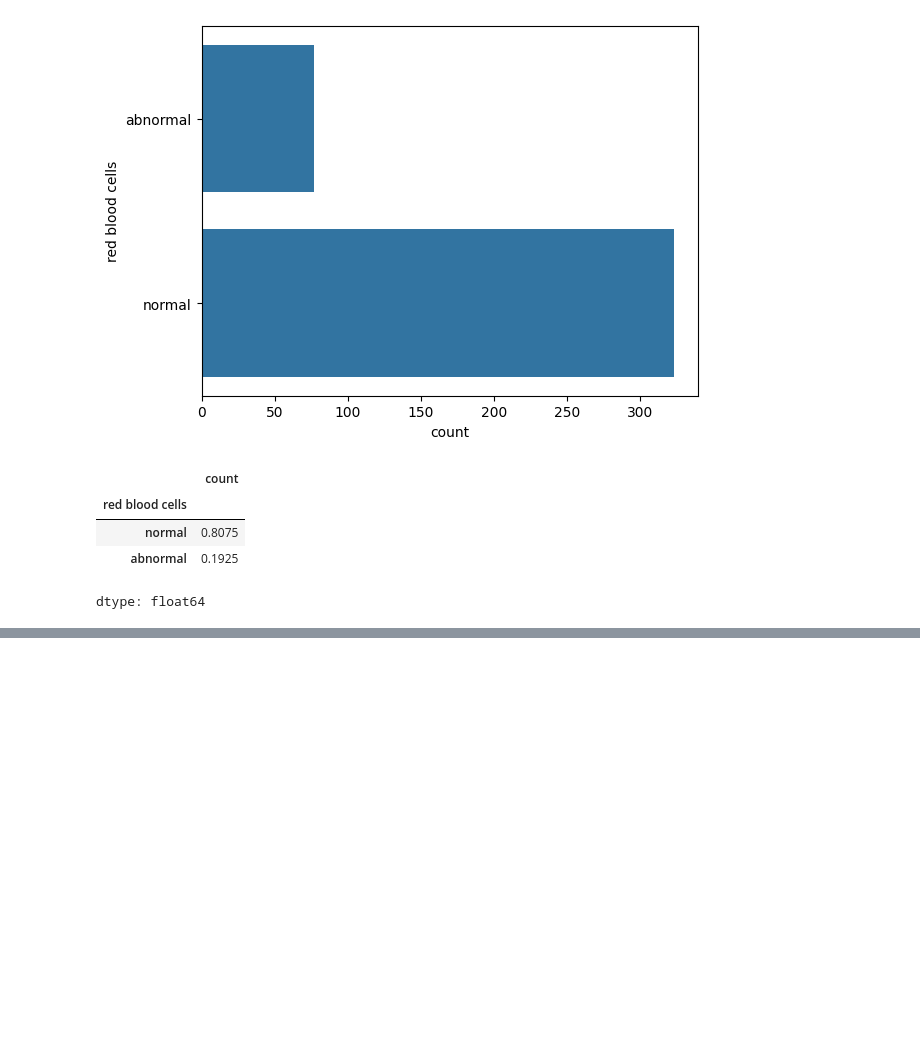
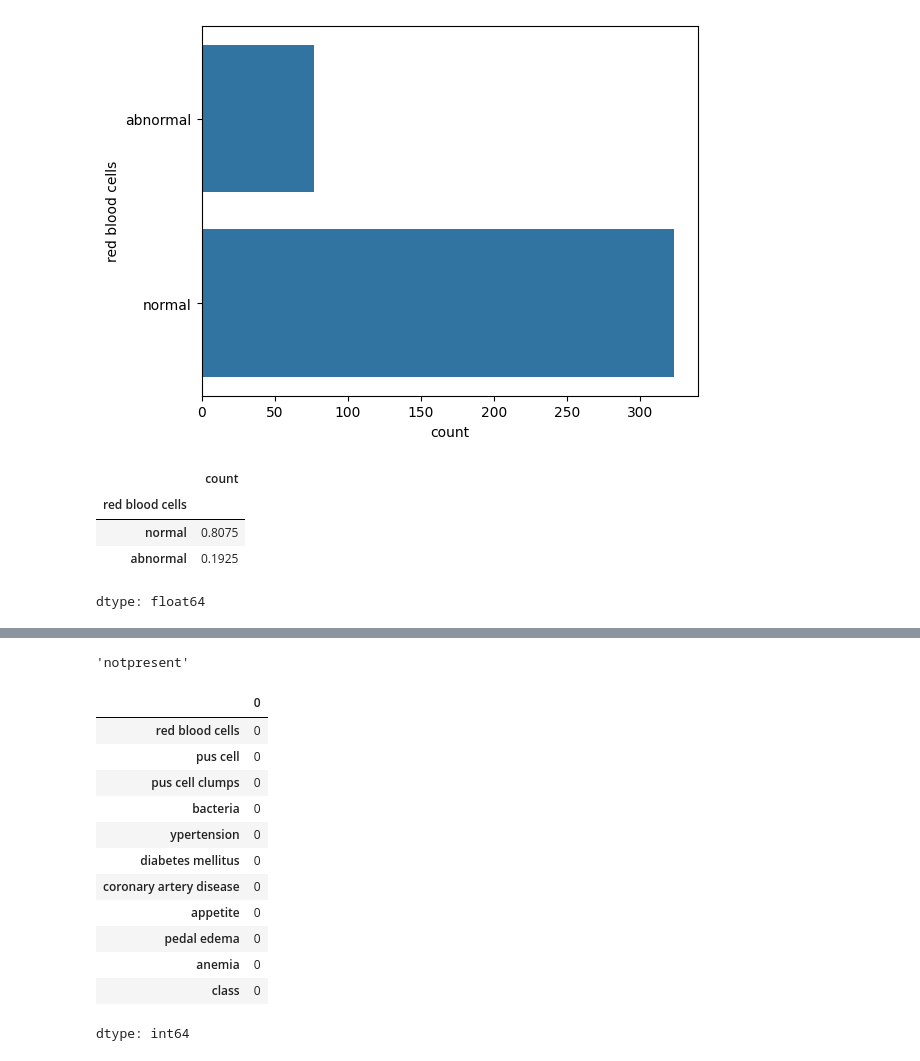
Before and after one commit to Jeevansomavarapu/ML_Project1, a Jupyter notebook: Project1.ipynb, the cells around one changed output, grey strips where cells are left out. Cells and saved outputs as stored; diff of their text form; code cells hidden in the pictures; blank space fills up the shorter version.

```diff
--- a/Project1.ipynb
+++ b/Project1.ipynb
@@ -544,0 +568,5 @@ dtype: float64
+# %%
+mode=data['pus cell clumps'].mode()[0]
+mode
+# %% [output]
+'notpresent'
@@ -544,0 +583,16 @@ dtype: float64
+# %%
+data[cat_col].isnull().sum()
+# %% [output]
+|  | 0 |
+| red blood cells | 0 |
+| pus cell | 0 |
+| pus cell clumps | 0 |
+| bacteria | 0 |
+| ypertension | 0 |
+| diabetes mellitus | 0 |
+| coronary artery disease | 0 |
+| appetite | 0 |
+| pedal edema | 0 |
+| anemia | 0 |
+| class | 0 |
+dtype: int64
```
Also changed, not shown: parts of 10 cells of this notebook.
